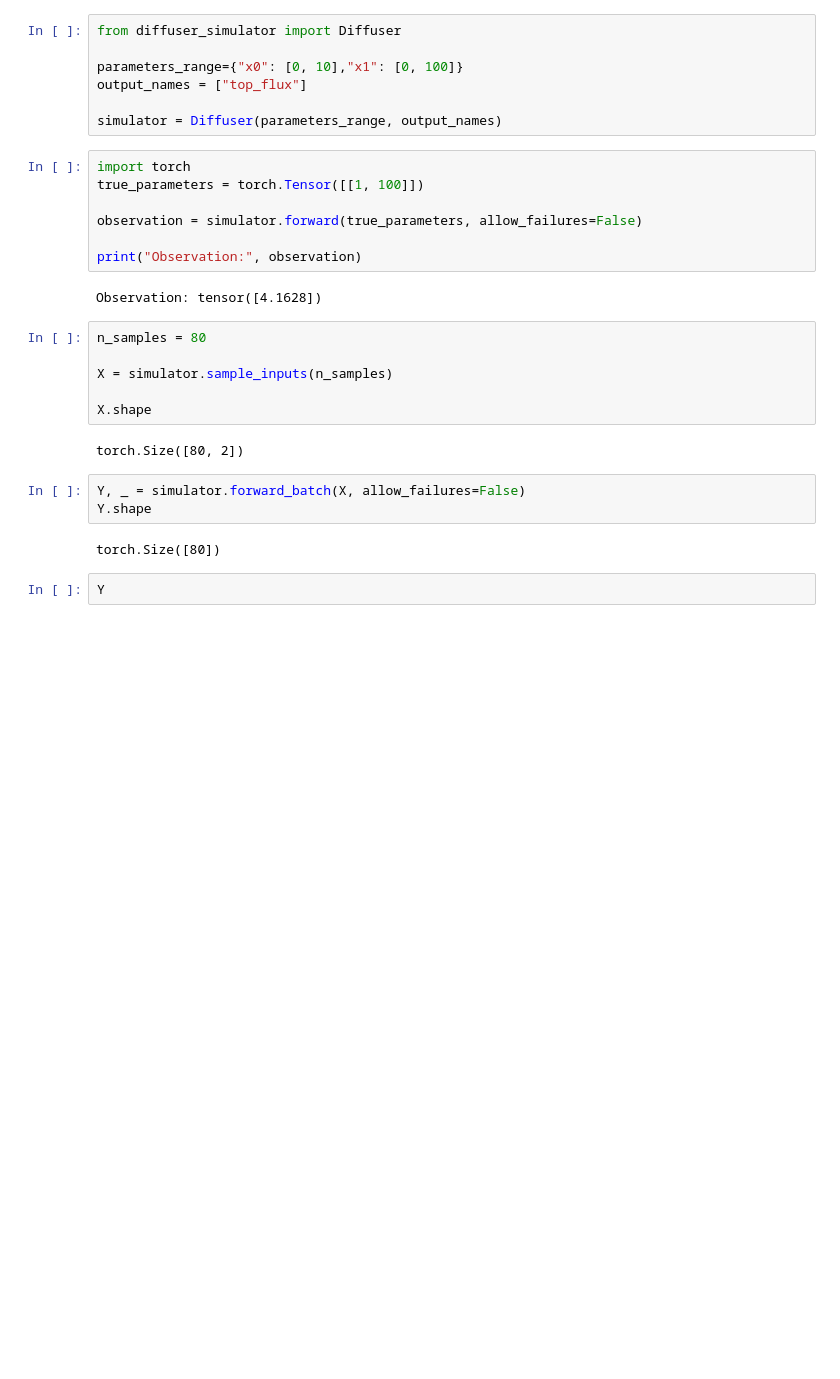
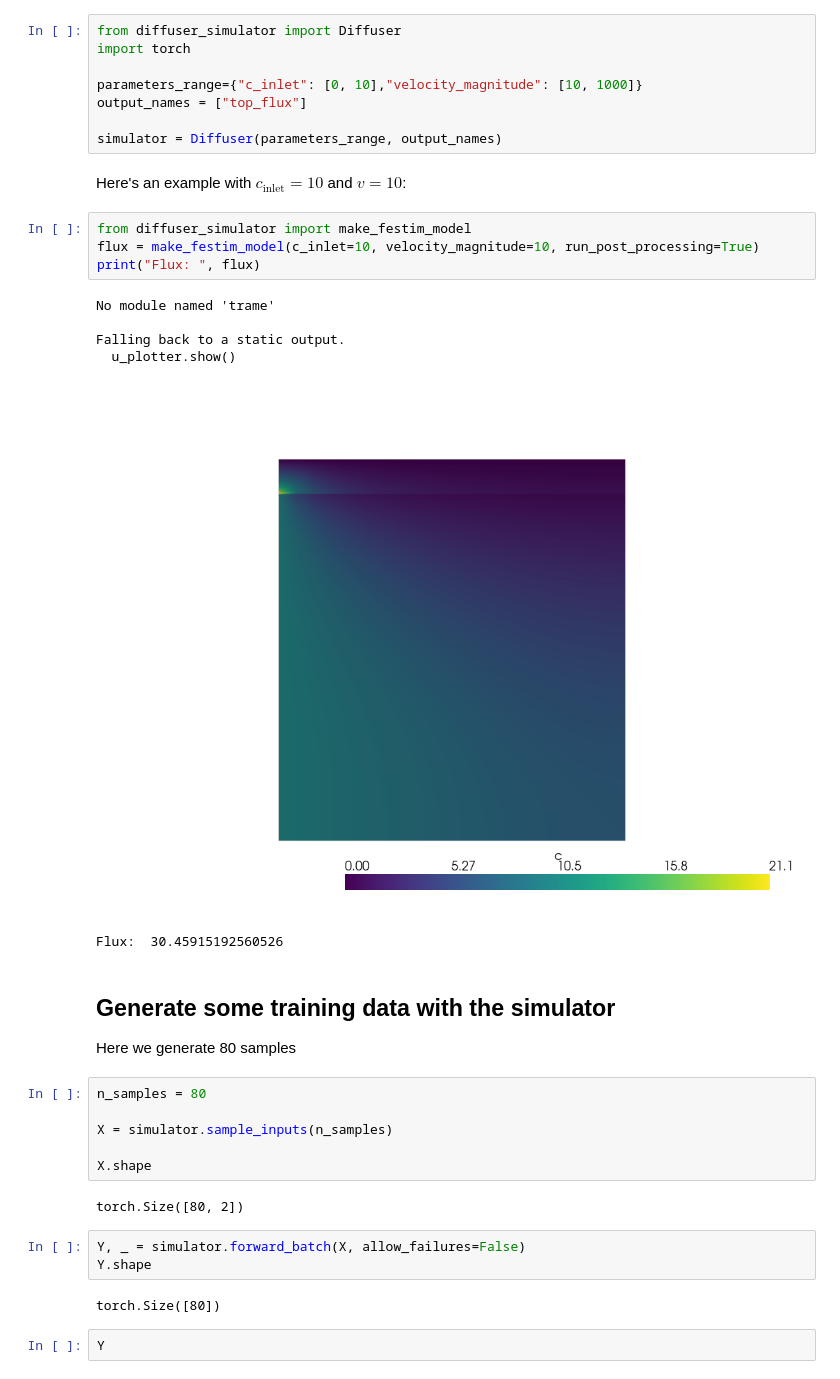
Before and after one commit to festim-dev/festim-emulate, a Jupyter notebook: adv_diff/main.ipynb, the cells around one changed output. Saved outputs shown, nothing was run; the diff lists cells and outputs as text; blank space fills up the shorter version.

```diff
--- a/adv_diff/main.ipynb
+++ b/adv_diff/main.ipynb
@@ -1,19 +19,28 @@
 # %%
 from diffuser_simulator import Diffuser
+import torch
 
-parameters_range={"x0": [0, 10],"x1": [0, 100]}
+parameters_range={"c_inlet": [0, 10],"velocity_magnitude": [10, 1000]}
 output_names = ["top_flux"]
 
 simulator = Diffuser(parameters_range, output_names)
-# %%
-import torch
-true_parameters = torch.Tensor([[1, 100]])
-
-observation = simulator.forward(true_parameters, allow_failures=False)
-
-print("Observation:", observation)
-# %% [output]
-Observation: tensor([4.1628])
+# %% [markdown]
+Here's an example with $c_\mathrm{inlet} = 10$ and $v = 10$:
+# %%
+from diffuser_simulator import make_festim_model
+flux = make_festim_model(c_inlet=10, velocity_magnitude=10, run_post_processing=True)
+print("Flux: ", flux)
+# %% [output]
+No module named 'trame'
+
+Falling back to a static output.
+  u_plotter.show()
+[figure, added]
+Flux:  30.45915192560526
+# %% [markdown]
+## Generate some training data with the simulator
+
+Here we generate 80 samples
 # %%
 n_samples = 80
 
```
Also changed, not shown: parts of 10 cells of this notebook.
